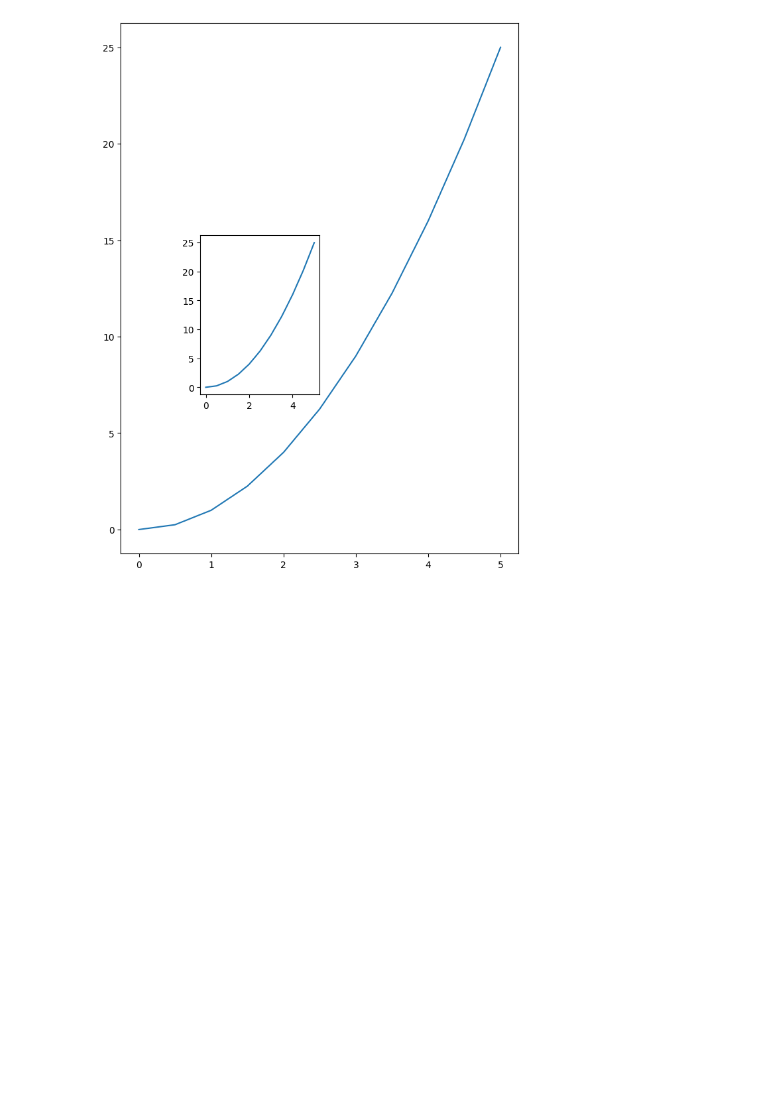
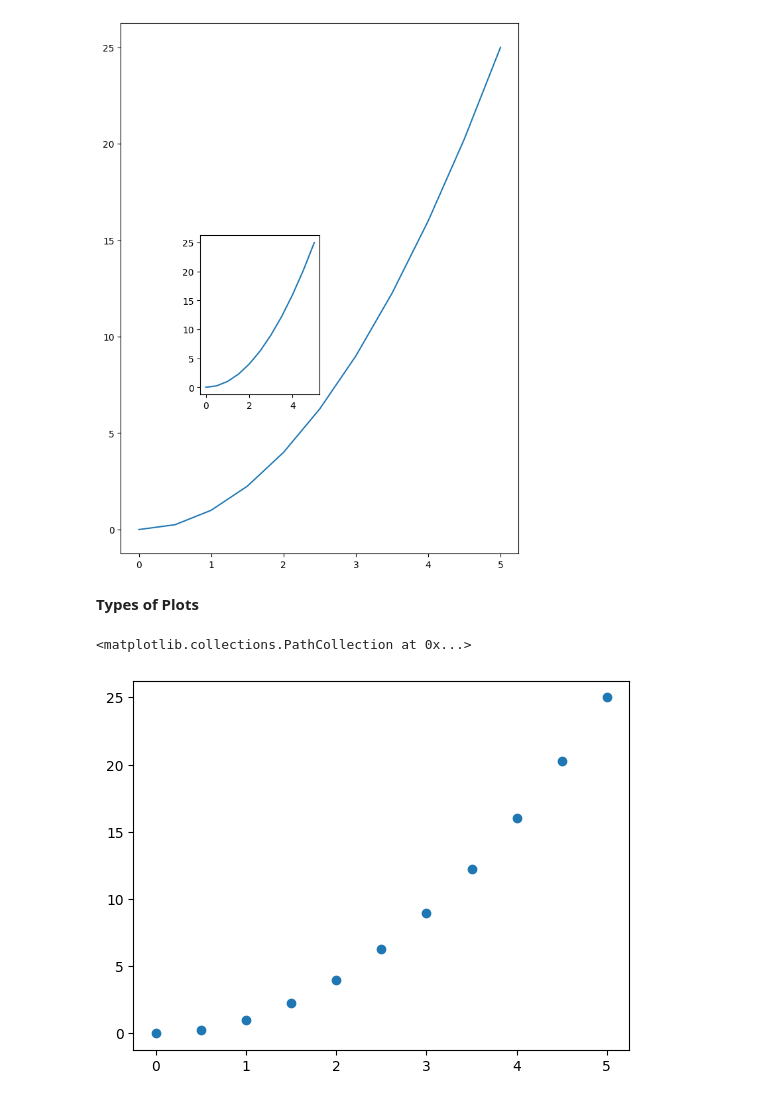
Before and after one commit to v0idheaven/Fundamentals-of-Machine-Learning, a Jupyter notebook: Data-Visualization/Matplotlib.ipynb, the cells around one changed output. Drawn from its saved outputs; the diff is of its cells as text; code cells hidden in the pictures; blank space fills up the shorter version.

Commit message:
types of plots

```diff
--- a/Data-Visualization/Matplotlib.ipynb
+++ b/Data-Visualization/Matplotlib.ipynb
@@ -52,3 +52,10 @@ axis2.plot(x, y)
 # %% [output]
 [<matplotlib.lines.Line2D at 0x...>]
 [figure]
+# %% [markdown]
+**Types of Plots**
+# %%
+plt.scatter(x,y)
+# %% [output]
+<matplotlib.collections.PathCollection at 0x...>
+[figure, added]
```
Also changed, not shown: parts of 2 cells of this notebook.
